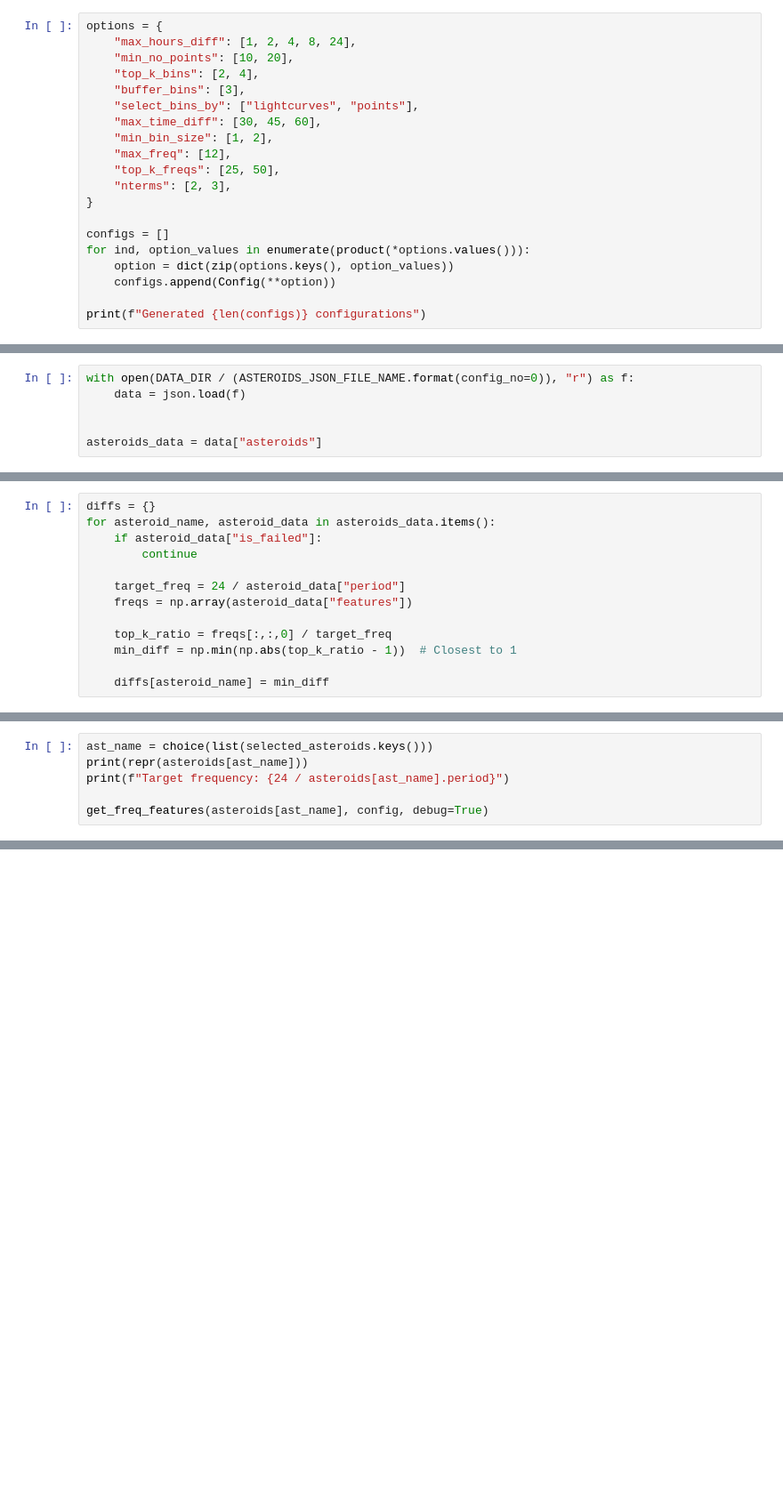
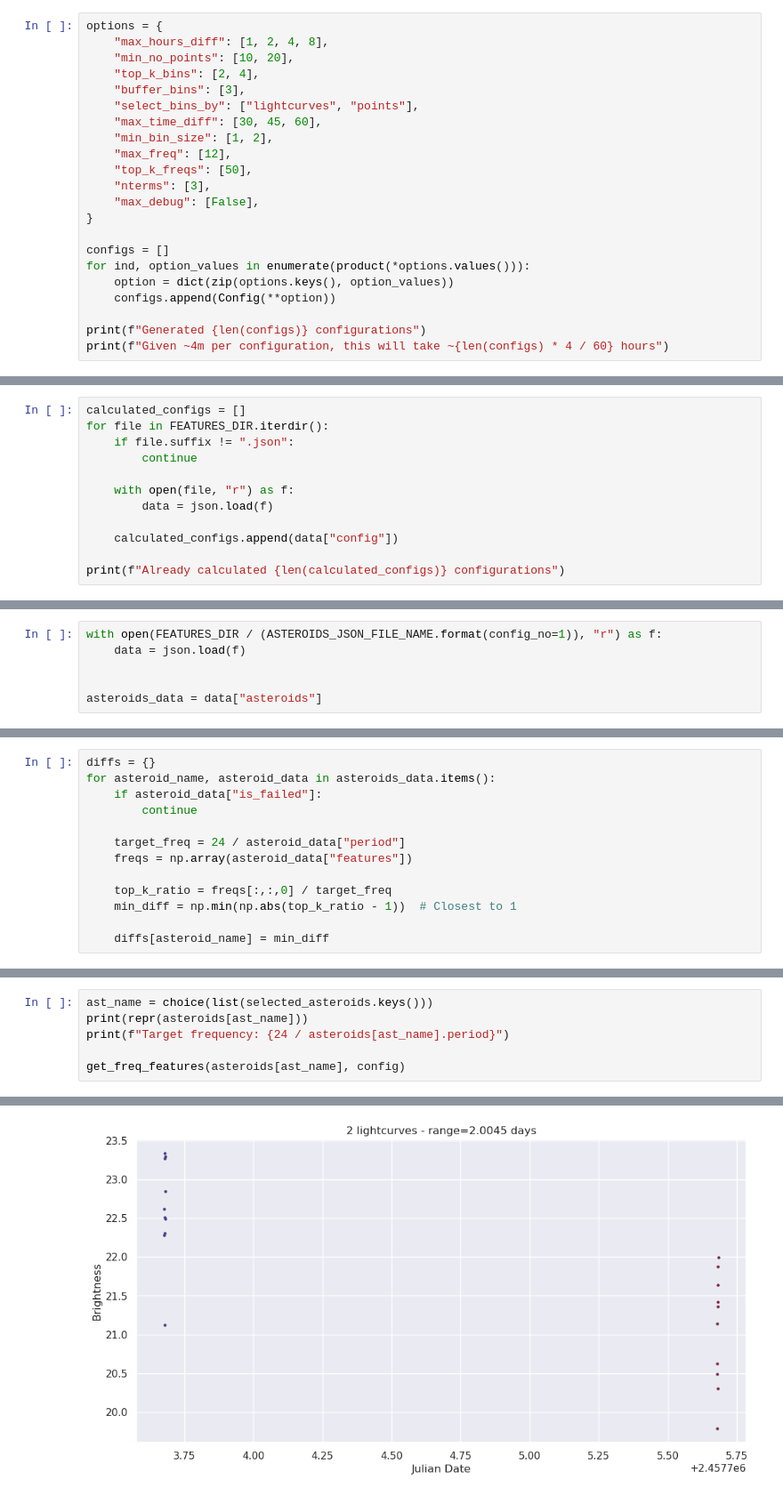
Before and after one commit to Vosloo/asteroid-lightcurves, a Jupyter notebook: notebooks/freq_data.ipynb, the cells around one changed output, grey strips where cells are left out. Shown at 89% size. Saved outputs shown, nothing was run; the diff lists cells and outputs as text; blank space fills up the shorter version.

```diff
--- a/notebooks/freq_data.ipynb
+++ b/notebooks/freq_data.ipynb
@@ -225,7 +230,7 @@ def get_freq_features(
     return freq_data
 # %%
 options = {
-    "max_hours_diff": [1, 2, 4, 8, 24],
+    "max_hours_diff": [1, 2, 4, 8],
     "min_no_points": [10, 20],
     "top_k_bins": [2, 4],
     "buffer_bins": [3],
@@ -233,8 +238,9 @@ options = {
     "max_time_diff": [30, 45, 60],
     "min_bin_size": [1, 2],
     "max_freq": [12],
-    "top_k_freqs": [25, 50],
-    "nterms": [2, 3],
+    "top_k_freqs": [50],
+    "nterms": [3],
+    "max_debug": [False],
 }
 
 configs = []
@@ -243,4 +249,5 @@ for ind, option_values in enumerate(product(*options.values())):
     configs.append(Config(**option))
 
 print(f"Generated {len(configs)} configurations")
+print(f"Given ~4m per configuration, this will take ~{len(configs) * 4 / 60} hours")
 # %% [output]
@@ -305,0 +294,12 @@ configs[0], configs[1]
+# %%
+calculated_configs = []
+for file in FEATURES_DIR.iterdir():
+    if file.suffix != ".json":
+        continue
+
+    with open(file, "r") as f:
+        data = json.load(f)
+
+    calculated_configs.append(data["config"])
+
+print(f"Already calculated {len(calculated_configs)} configurations")
@@ -346,5 +443,5 @@ data = get_freq_features(ast_name, config)
 # %%
-with open(DATA_DIR / (ASTEROIDS_JSON_FILE_NAME.format(config_no=0)), "r") as f:
+with open(FEATURES_DIR / (ASTEROIDS_JSON_FILE_NAME.format(config_no=1)), "r") as f:
     data = json.load(f)
 
 
@@ -378,4 +482,5 @@ ast_name = choice(list(selected_asteroids.keys()))
 print(repr(asteroids[ast_name]))
 print(f"Target frequency: {24 / asteroids[ast_name].period}")
 
-get_freq_features(asteroids[ast_name], config, debug=True)
+get_freq_features(asteroids[ast_name], config)
+# %% [output]
@@ -381,0 +495 @@ get_freq_features(asteroids[ast_name], config, debug=True)
+[figure, added]
```
Also changed, not shown: parts of 12 cells of this notebook, 6 other files.
